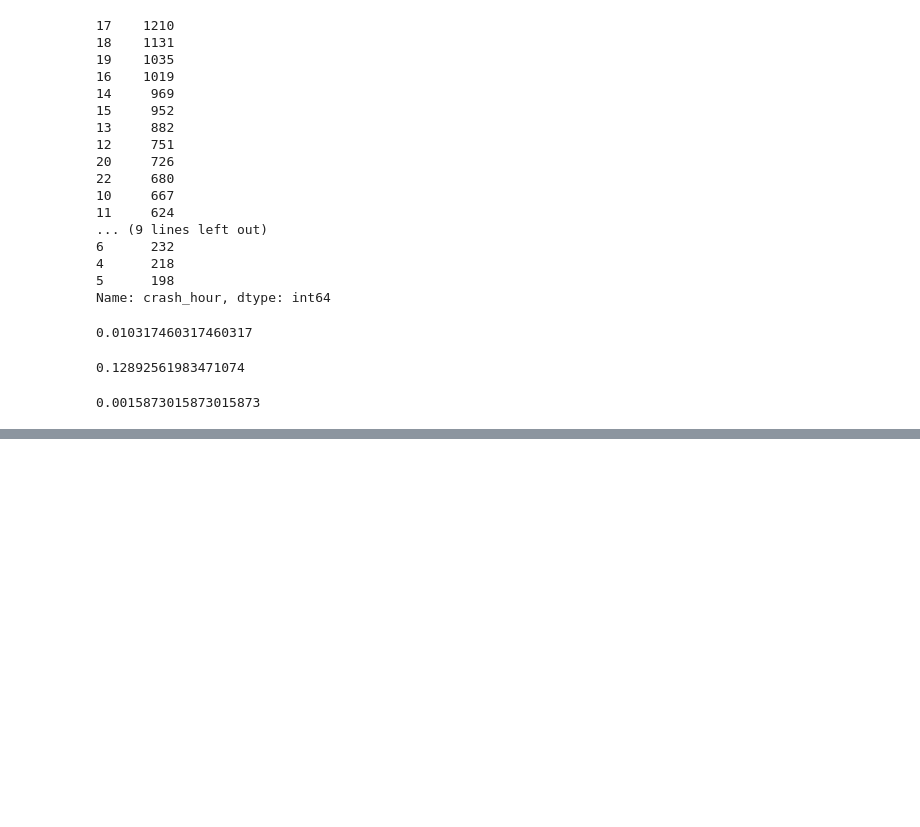
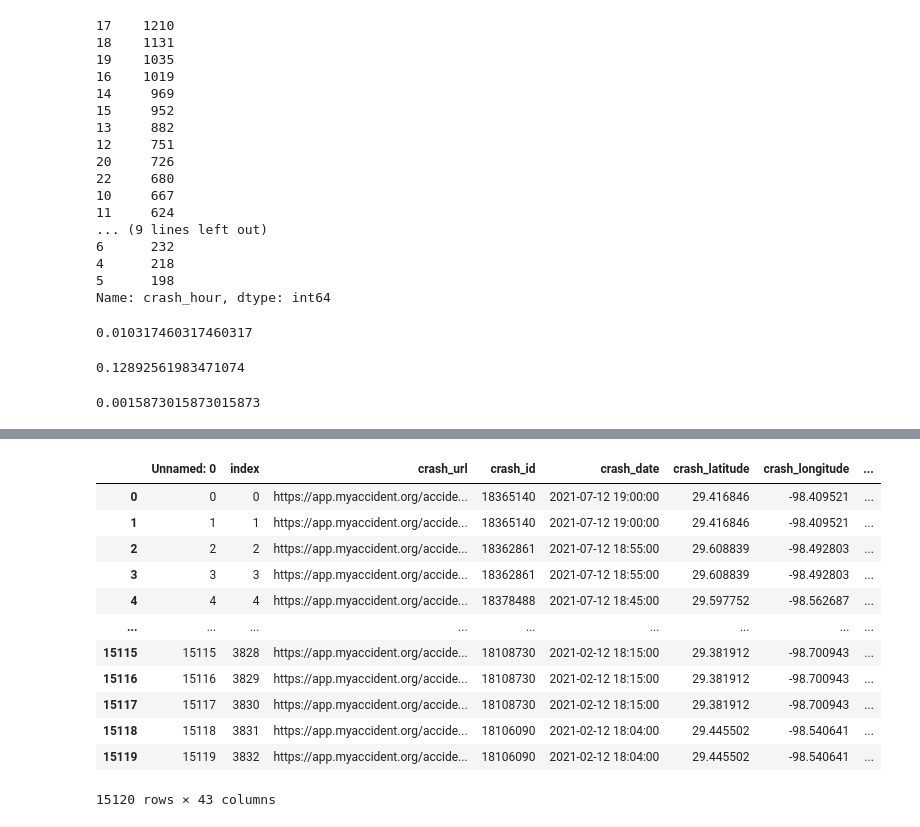
Before and after one commit to RAXR-Capstone/project_danger_zone, a Jupyter notebook: work_space/AnnaWorkspace/anna_scratchbook.ipynb, the cells around one changed output, grey strips where cells are left out. Saved outputs shown, nothing was run; the diff lists cells and outputs as text; code cells hidden in the pictures; blank space fills up the shorter version.

Commit message:
on wednesdays we crash

```diff
--- a/work_space/AnnaWorkspace/anna_scratchbook.ipynb
+++ b/work_space/AnnaWorkspace/anna_scratchbook.ipynb
@@ -647,0 +686,18 @@ len(df[(df.crash_hour==17) & (df.car_contained_injury==1)]) / len(df[(df.crash_h
+# %%
+df['crash_day_of_week'] = df.crash_date.apply(lambda x: x.day_name())
+# %%
+df
+# %% [output]
+|  | Unnamed: 0 | index | crash_url | crash_id | crash_date | crash_latitude | crash_longitude | ... |
+| 0 | 0 | 0 | https://app.myaccident.org/accide... | 18365140 | 2021-07-12 19:00:00 | 29.416846 | -98.409521 | ... |
+| 1 | 1 | 1 | https://app.myaccident.org/accide... | 18365140 | 2021-07-12 19:00:00 | 29.416846 | -98.409521 | ... |
+| 2 | 2 | 2 | https://app.myaccident.org/accide... | 18362861 | 2021-07-12 18:55:00 | 29.608839 | -98.492803 | ... |
+| 3 | 3 | 3 | https://app.myaccident.org/accide... | 18362861 | 2021-07-12 18:55:00 | 29.608839 | -98.492803 | ... |
+| 4 | 4 | 4 | https://app.myaccident.org/accide... | 18378488 | 2021-07-12 18:45:00 | 29.597752 | -98.562687 | ... |
+| ... | ... | ... | ... | ... | ... | ... | ... | ... |
+| 15115 | 15115 | 3828 | https://app.myaccident.org/accide... | 18108730 | 2021-02-12 18:15:00 | 29.381912 | -98.700943 | ... |
+| 15116 | 15116 | 3829 | https://app.myaccident.org/accide... | 18108730 | 2021-02-12 18:15:00 | 29.381912 | -98.700943 | ... |
+| 15117 | 15117 | 3830 | https://app.myaccident.org/accide... | 18108730 | 2021-02-12 18:15:00 | 29.381912 | -98.700943 | ... |
+| 15118 | 15118 | 3831 | https://app.myaccident.org/accide... | 18106090 | 2021-02-12 18:04:00 | 29.445502 | -98.540641 | ... |
+| 15119 | 15119 | 3832 | https://app.myaccident.org/accide... | 18106090 | 2021-02-12 18:04:00 | 29.445502 | -98.540641 | ... |
+15120 rows × 43 columns
```
Also changed, not shown: parts of 4 cells of this notebook.
